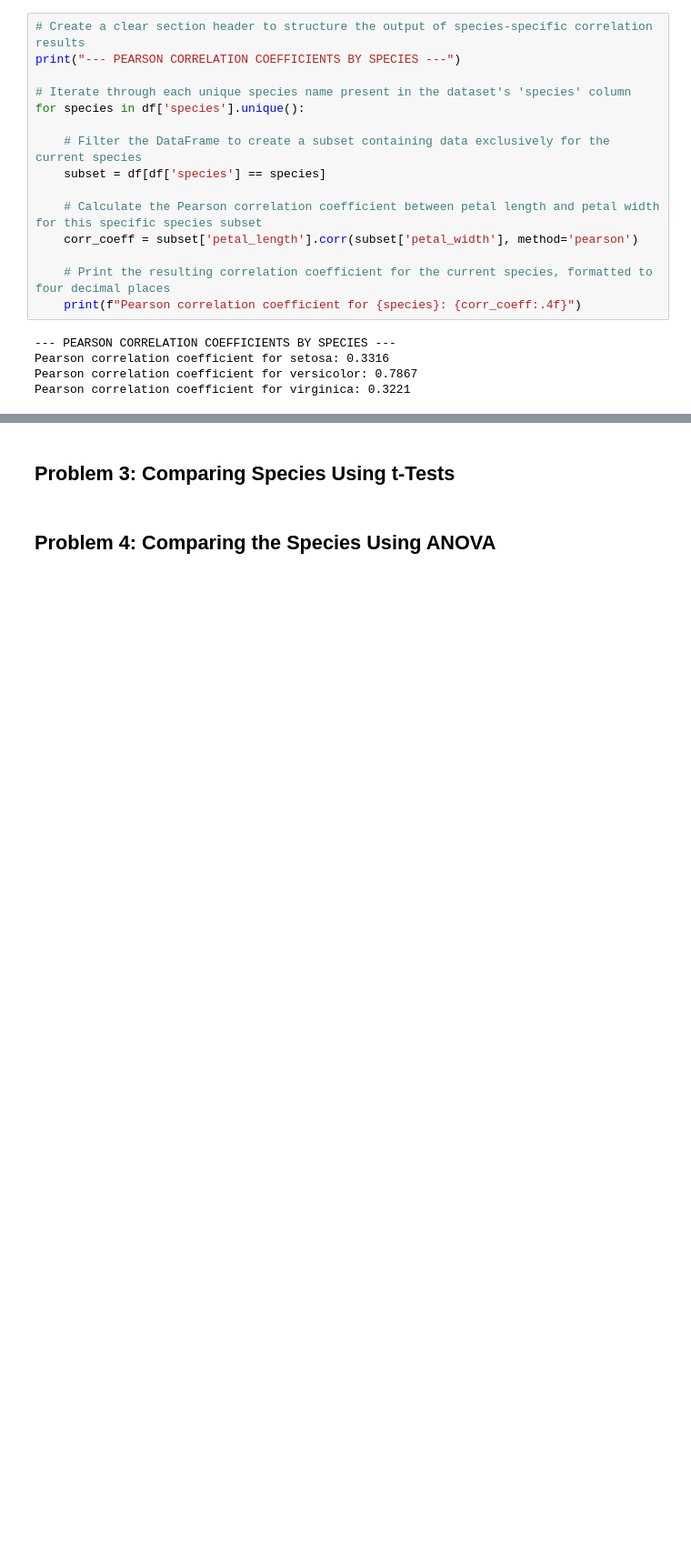
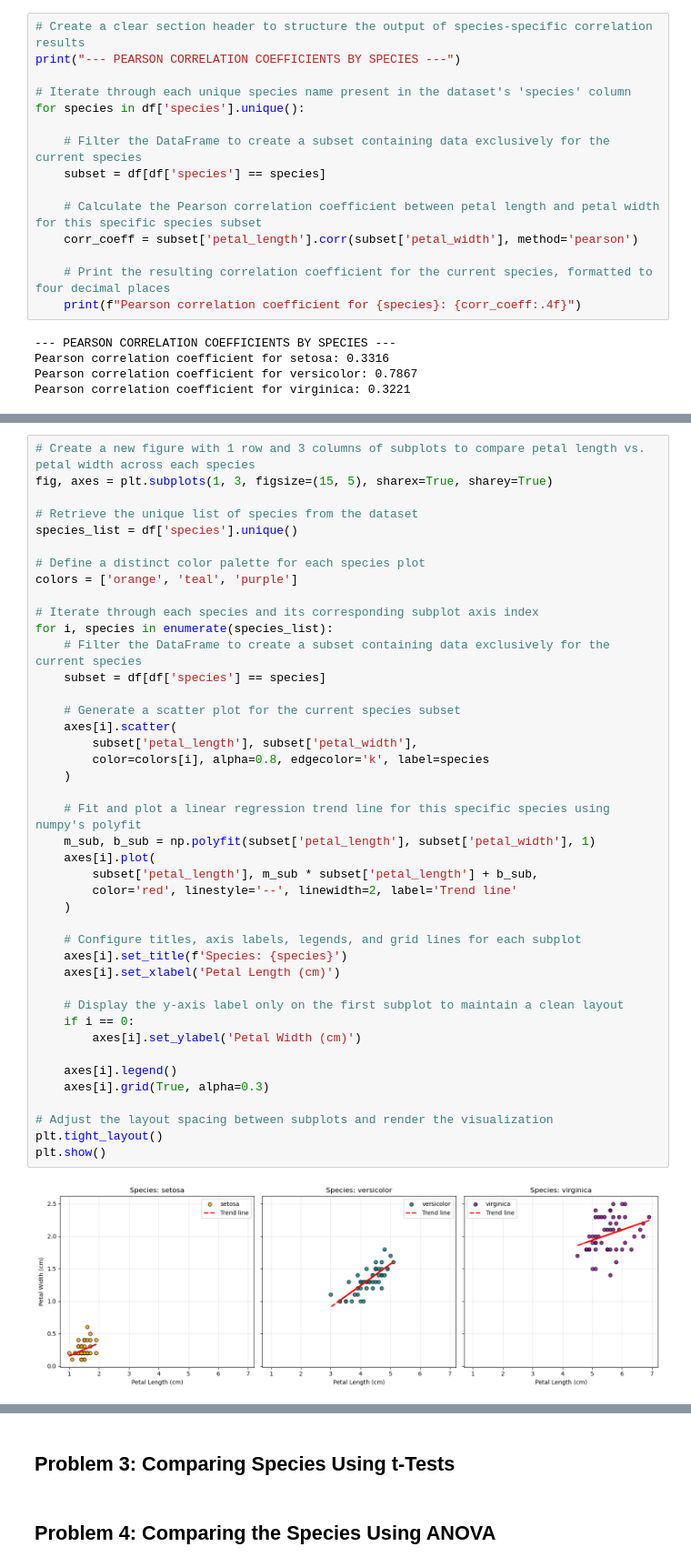
Before and after one commit to JoannaMnich/Applied-statistics, a Jupyter notebook: problems.ipynb, the cells around one changed output, grey strips where cells are left out. Shown at 91% size. Cells and saved outputs as stored; diff of their text form; blank space fills up the shorter version.

```diff
--- a/problems.ipynb
+++ b/problems.ipynb
@@ -315,0 +329,44 @@ Pearson correlation coefficient for virginica: 0.3221
+# %%
+# Create a new figure with 1 row and 3 columns of subplots to compare petal length vs. petal width across each species
+fig, axes = plt.subplots(1, 3, figsize=(15, 5), sharex=True, sharey=True)
+
+# Retrieve the unique list of species from the dataset
+species_list = df['species'].unique()
+
+# Define a distinct color palette for each species plot
+colors = ['orange', 'teal', 'purple']
+
+# Iterate through each species and its corresponding subplot axis index
+for i, species in enumerate(species_list):
+    # Filter the DataFrame to create a subset containing data exclusively for the current species
+    subset = df[df['species'] == species]
+
+    # Generate a scatter plot for the current species subset
+    axes[i].scatter(
+        subset['petal_length'], subset['petal_width'],
+        color=colors[i], alpha=0.8, edgecolor='k', label=species
+    )
+
+    # Fit and plot a linear regression trend line for this specific species using numpy's polyfit
+    m_sub, b_sub = np.polyfit(subset['petal_length'], subset['petal_width'], 1)
+    axes[i].plot(
+        subset['petal_length'], m_sub * subset['petal_length'] + b_sub,
+        color='red', linestyle='--', linewidth=2, label='Trend line'
+    )
+
+    # Configure titles, axis labels, legends, and grid lines for each subplot
+    axes[i].set_title(f'Species: {species}')
+    axes[i].set_xlabel('Petal Length (cm)')
+
+    # Display the y-axis label only on the first subplot to maintain a clean layout
+    if i == 0:
+        axes[i].set_ylabel('Petal Width (cm)')
+
+    axes[i].legend()
+    axes[i].grid(True, alpha=0.3)
+
+# Adjust the layout spacing between subplots and render the visualization
+plt.tight_layout()
+plt.show()
+# %% [output]
+[figure, added]
```
Also changed, not shown: parts of 7 cells of this notebook.
